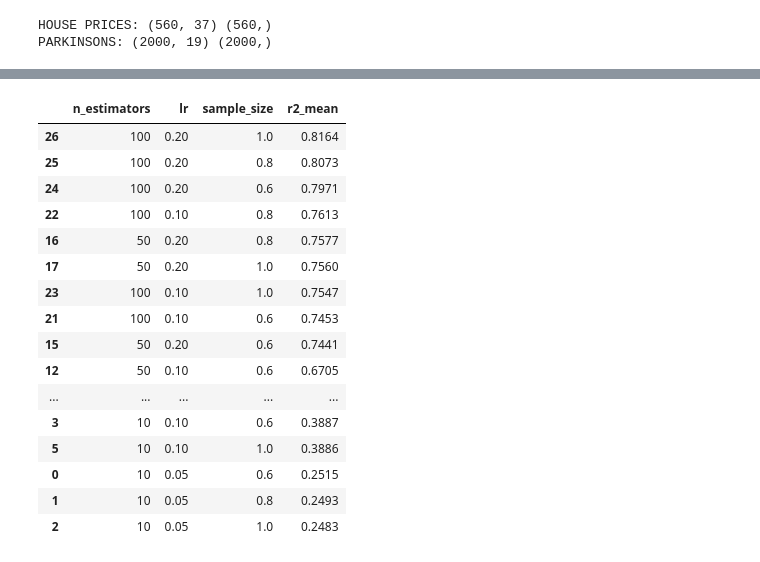
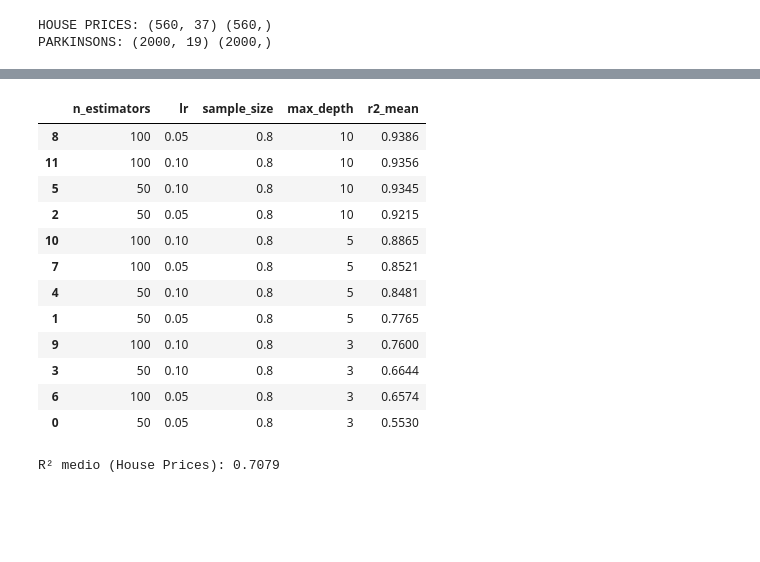
Before and after one commit to Javclamar/Ensamble-Secuencial-de-Modelos, a Jupyter notebook: notebooks/ensamble_secuencial_modelos.ipynb, the cells around one changed output, grey strips where cells are left out. Cells and saved outputs as stored; diff of their text form; code cells hidden in the pictures; blank space fills up the shorter version.

```diff
--- a/notebooks/ensamble_secuencial_modelos.ipynb
+++ b/notebooks/ensamble_secuencial_modelos.ipynb
@@ -83,20 +52,49 @@ df_resultados.sort_values(by="r2_mean", ascending=False, inplace=True)
-# %%
-df_resultados
-# %% [output]
-|  | n_estimators | lr | sample_size | r2_mean |
-| 26 | 100 | 0.20 | 1.0 | 0.8164 |
-| 25 | 100 | 0.20 | 0.8 | 0.8073 |
-| 24 | 100 | 0.20 | 0.6 | 0.7971 |
-| 22 | 100 | 0.10 | 0.8 | 0.7613 |
-| 16 | 50 | 0.20 | 0.8 | 0.7577 |
-| 17 | 50 | 0.20 | 1.0 | 0.7560 |
-| 23 | 100 | 0.10 | 1.0 | 0.7547 |
-| 21 | 100 | 0.10 | 0.6 | 0.7453 |
-| 15 | 50 | 0.20 | 0.6 | 0.7441 |
-| 12 | 50 | 0.10 | 0.6 | 0.6705 |
-| ... | ... | ... | ... | ... |
-| 3 | 10 | 0.10 | 0.6 | 0.3887 |
-| 5 | 10 | 0.10 | 1.0 | 0.3886 |
-| 0 | 10 | 0.05 | 0.6 | 0.2515 |
-| 1 | 10 | 0.05 | 0.8 | 0.2493 |
-| 2 | 10 | 0.05 | 1.0 | 0.2483 |
+# %%
+# Valores a explorar manualmente
+param_grid = {
+    "n_estimators": [50, 100],
+    "lr": [0.05, 0.1],
+    "sample_size": [0.8],
+    "max_depth": [3, 5, 10]
+}
+
+# Entrenamiento y validación cruzada con dataset de Parkinson y diferentes hiperparámetros
+df_resultados = explorar_hiperparametros(
+    estimator_class=DecisionTreeRegressor,
+    param_grid=param_grid,
+    X=X_park.values,
+    y=y_park.values,
+    cv=kf
+)
+
+# Mostrar resultados
+df_resultados
+# %% [output]
+|  | n_estimators | lr | sample_size | max_depth | r2_mean |
+| 8 | 100 | 0.05 | 0.8 | 10 | 0.9386 |
+| 11 | 100 | 0.10 | 0.8 | 10 | 0.9356 |
+| 5 | 50 | 0.10 | 0.8 | 10 | 0.9345 |
+| 2 | 50 | 0.05 | 0.8 | 10 | 0.9215 |
+| 10 | 100 | 0.10 | 0.8 | 5 | 0.8865 |
+| 7 | 100 | 0.05 | 0.8 | 5 | 0.8521 |
+| 4 | 50 | 0.10 | 0.8 | 5 | 0.8481 |
+| 1 | 50 | 0.05 | 0.8 | 5 | 0.7765 |
+| 9 | 100 | 0.10 | 0.8 | 3 | 0.7600 |
+| 3 | 50 | 0.10 | 0.8 | 3 | 0.6644 |
+| 6 | 100 | 0.05 | 0.8 | 3 | 0.6574 |
+| 0 | 50 | 0.05 | 0.8 | 3 | 0.5530 |
+# %%
+# Entrenamiento y validación cruzada con dataset de House Prices
+model = SequentialEnsembleRegressor(
+    base_estimator=DecisionTreeRegressor(max_depth=10),
+    n_estimators=100,
+    sample_size=0.8,
+    lr=0.1,
+    random_state=42,
+)
+
+scores = cross_val_score(model, X_house.values, y_house.values, cv=kf, scoring='r2')
+
+print("R² medio (House Prices):", np.round(scores.mean(), 4))
+# %% [output]
+R² medio (House Prices): 0.7079
```
Also changed, not shown: parts of 7 cells of this notebook, 1 other file.
